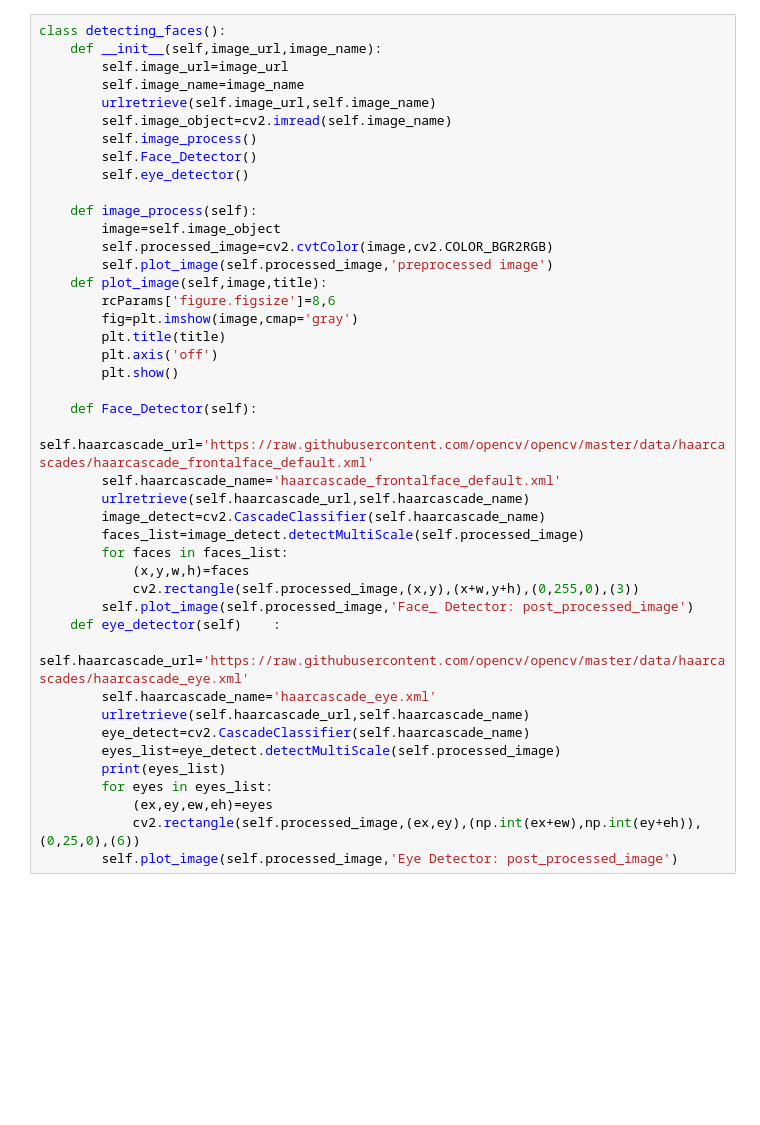
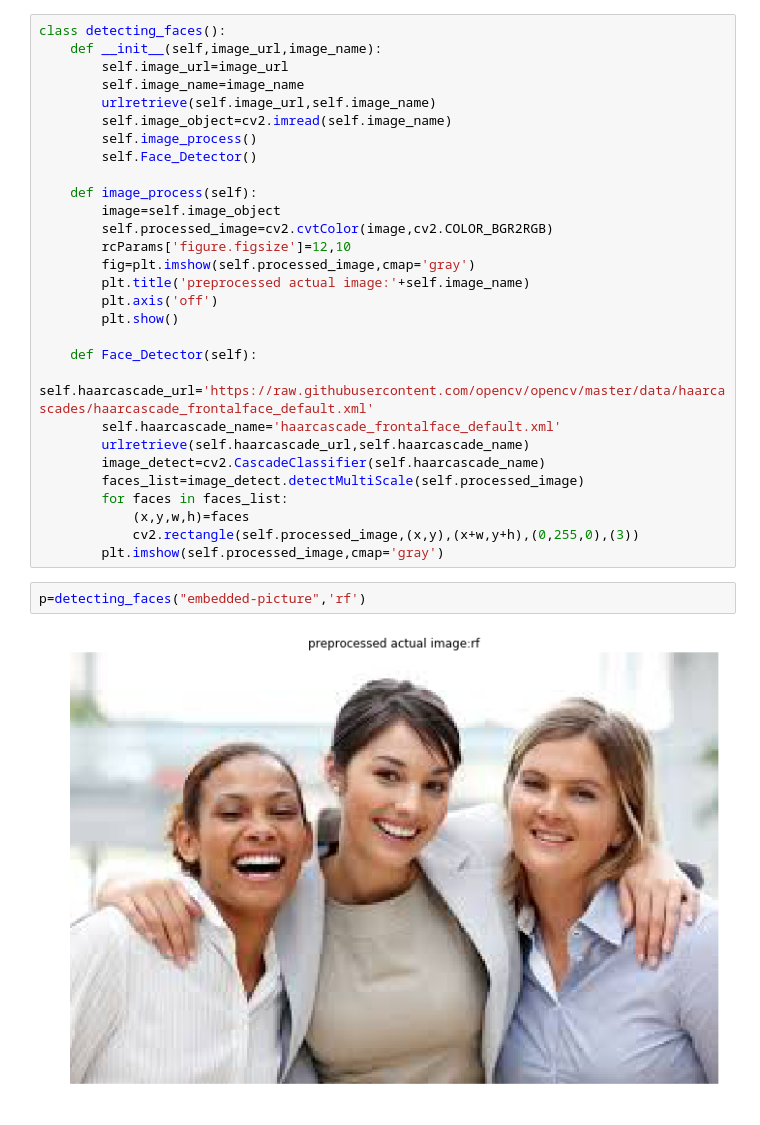
Before and after one commit to n-bharath-chowdhary/Data-Science, a Jupyter notebook: AI/detecting_faces.ipynb, the cells around one changed output. Drawn from its saved outputs; the diff is of its cells as text; blank space fills up the shorter version.

Commit message:
added images

```diff
--- a/AI/detecting_faces.ipynb
+++ b/AI/detecting_faces.ipynb
@@ -7,16 +15,13 @@ class detecting_faces():
         self.image_object=cv2.imread(self.image_name)
         self.image_process()
         self.Face_Detector()
-        self.eye_detector()
 
     def image_process(self):
         image=self.image_object
         self.processed_image=cv2.cvtColor(image,cv2.COLOR_BGR2RGB)
-        self.plot_image(self.processed_image,'preprocessed image')
-    def plot_image(self,image,title):
-        rcParams['figure.figsize']=8,6
-        fig=plt.imshow(image,cmap='gray')
-        plt.title(title)
+        rcParams['figure.figsize']=12,10
+        fig=plt.imshow(self.processed_image,cmap='gray')
+        plt.title('preprocessed actual image:'+self.image_name)
         plt.axis('off')
         plt.show()
 
@@ -29,15 +34,8 @@ class detecting_faces():
         for faces in faces_list:
             (x,y,w,h)=faces
             cv2.rectangle(self.processed_image,(x,y),(x+w,y+h),(0,255,0),(3))
-        self.plot_image(self.processed_image,'Face_ Detector: post_processed_image')
-    def eye_detector(self)    :
-        self.haarcascade_url='https://raw.githubusercontent.com/opencv/opencv/master/data/haarcascades/haarcascade_eye.xml'
-        self.haarcascade_name='haarcascade_eye.xml'
-        urlretrieve(self.haarcascade_url,self.haarcascade_name)
-        eye_detect=cv2.CascadeClassifier(self.haarcascade_name)
-        eyes_list=eye_detect.detectMultiScale(self.processed_image)
-        print(eyes_list)
-        for eyes in eyes_list:
-            (ex,ey,ew,eh)=eyes
-            cv2.rectangle(self.processed_image,(ex,ey),(np.int(ex+ew),np.int(ey+eh)),(0,25,0),(6))
-        self.plot_image(self.processed_image,'Eye Detector: post_processed_image')
+        plt.imshow(self.processed_image,cmap='gray')
+# %%
+p=detecting_faces("embedded-picture",'rf')
+# %% [output]
+[figure, added]
```
Also changed, not shown: parts of 3 cells of this notebook, 8 other files.
